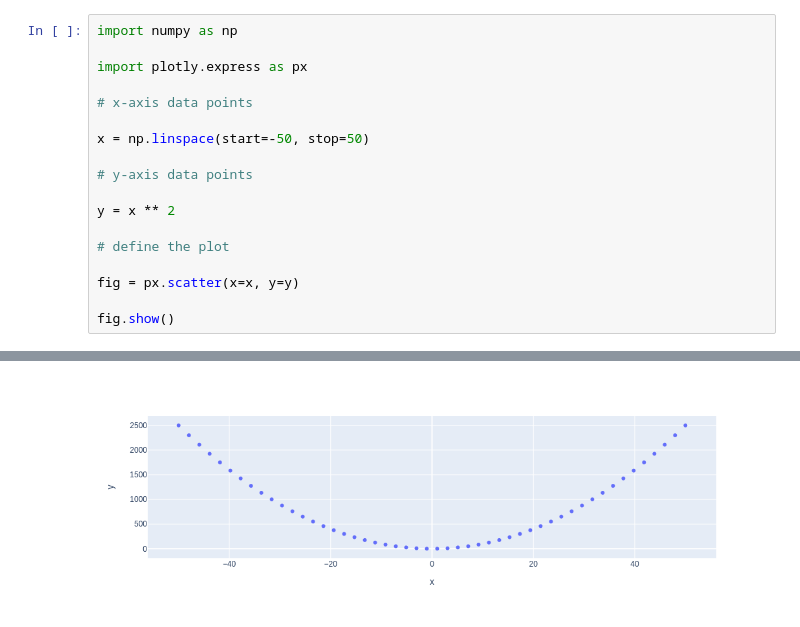
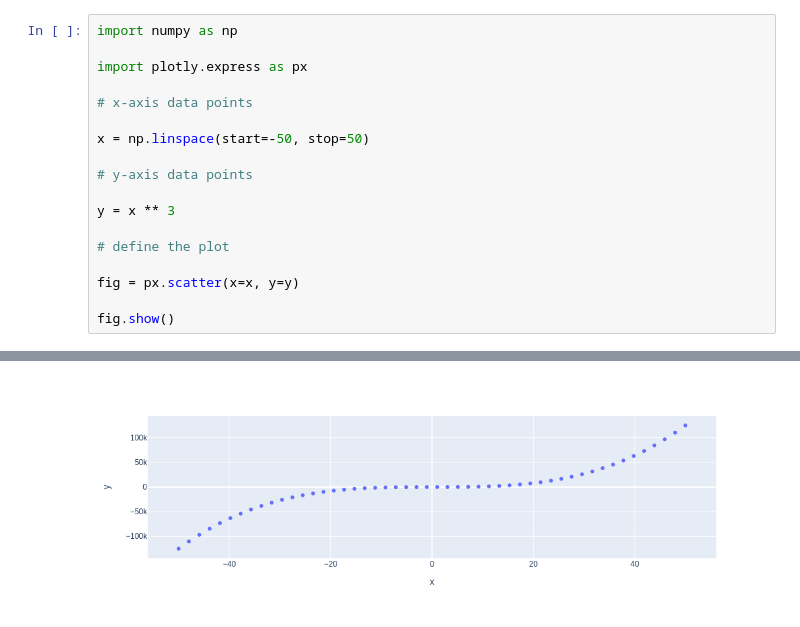
Before and after one commit to kpeeples/my-notebooks-repo, a Jupyter notebook: experiment1.ipynb, the cells around one changed output, grey strips where cells are left out. Saved outputs shown, nothing was run; the diff lists cells and outputs as text.

```diff
--- a/experiment1.ipynb
+++ b/experiment1.ipynb
@@ -9,7 +9,7 @@ x = np.linspace(start=-50, stop=50)
 
 # y-axis data points
 
-y = x ** 2
+y = x ** 3
 
 # define the plot
 
@@ -21 +20 @@ fig.show()
-[figure, old version]
+[figure, new version]
```
Also changed, not shown: parts of 1 cell of this notebook.
